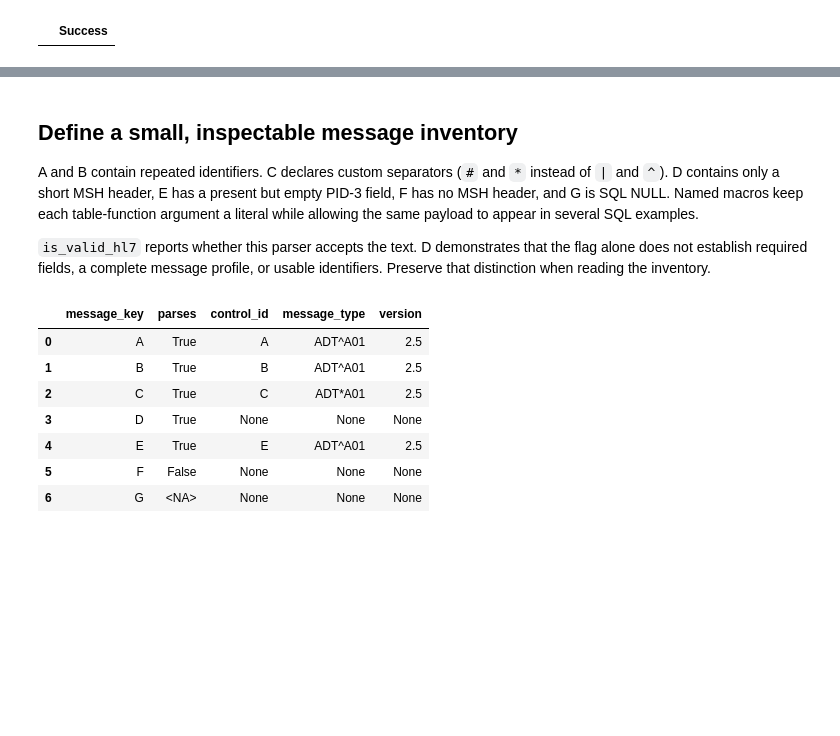
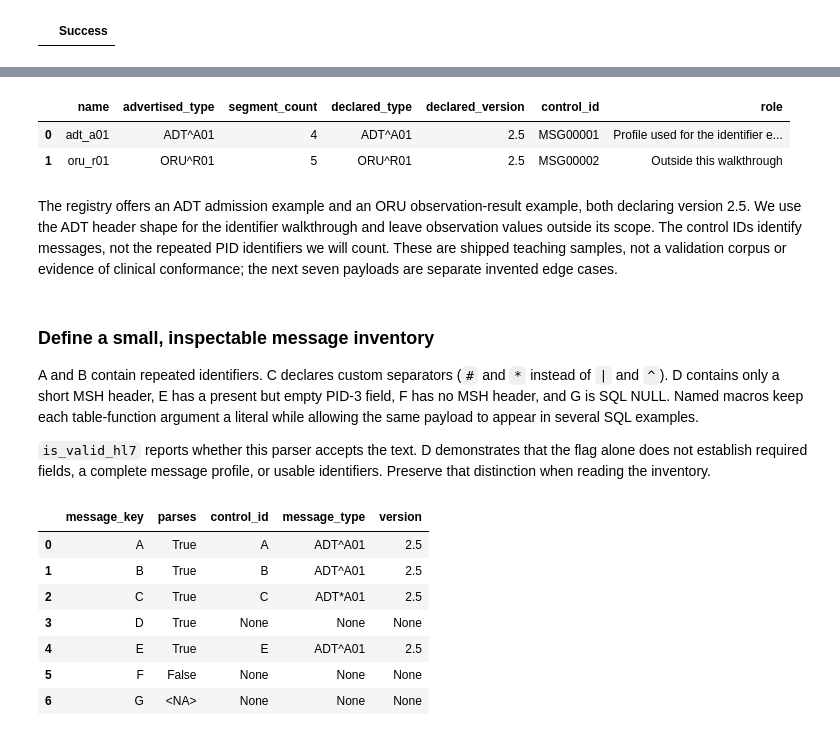
Before and after one commit to Query-farm/vgi-hl7, a Jupyter notebook: notebooks/01_preserve_identifier_repetitions.ipynb, the cells around one changed output, grey strips where cells are left out. Saved outputs shown, nothing was run; the diff lists cells and outputs as text; code cells hidden in the pictures; blank space fills up the shorter version.

Commit message:
Cover all HL7 surfaces with portable identifier notebook [skip ci]

```diff
--- a/notebooks/01_preserve_identifier_repetitions.ipynb
+++ b/notebooks/01_preserve_identifier_repetitions.ipynb
@@ -70,5 +80,22 @@ ATTACH 'hl7' (TYPE vgi,
+# %%
+%%sql
+CREATE TABLE reference_headers AS
+SELECT name,message_type AS advertised_type,segment_count,
+       hl7.main.hl7_message_type(message) AS declared_type,
+       hl7.main.hl7_version(message) AS declared_version,
+       hl7.main.hl7_message_control_id(message) AS control_id
+FROM hl7.main.example_messages;
+SELECT *,CASE WHEN declared_type='ADT^A01' AND declared_version='2.5'
+ THEN 'Profile used for the identifier example' ELSE 'Outside this walkthrough' END AS role
+FROM reference_headers ORDER BY name;
+# %% [output]
+|  | name | advertised_type | segment_count | declared_type | declared_version | control_id | role |
+| 0 | adt_a01 | ADT^A01 | 4 | ADT^A01 | 2.5 | MSG00001 | Profile used for the identifier e... |
+| 1 | oru_r01 | ORU^R01 | 5 | ORU^R01 | 2.5 | MSG00002 | Outside this walkthrough |
+# %% [markdown]
+The registry offers an ADT admission example and an ORU observation-result example, both declaring version 2.5. We use the ADT header shape for the identifier walkthrough and leave observation values outside its scope. The control IDs identify messages, not the repeated PID identifiers we will count. These are shipped teaching samples, not a validation corpus or evidence of clinical conformance; the next seven payloads are separate invented edge cases.
 # %% [markdown]
-## Define a small, inspectable message inventory
+### Define a small, inspectable message inventory
 
 A and B contain repeated identifiers. C declares custom separators (`#` and `*`
 instead of `|` and `^`). D contains only a short MSH header, E has a present but empty
```
Also changed, not shown: parts of 21 cells of this notebook, 13 other files.
